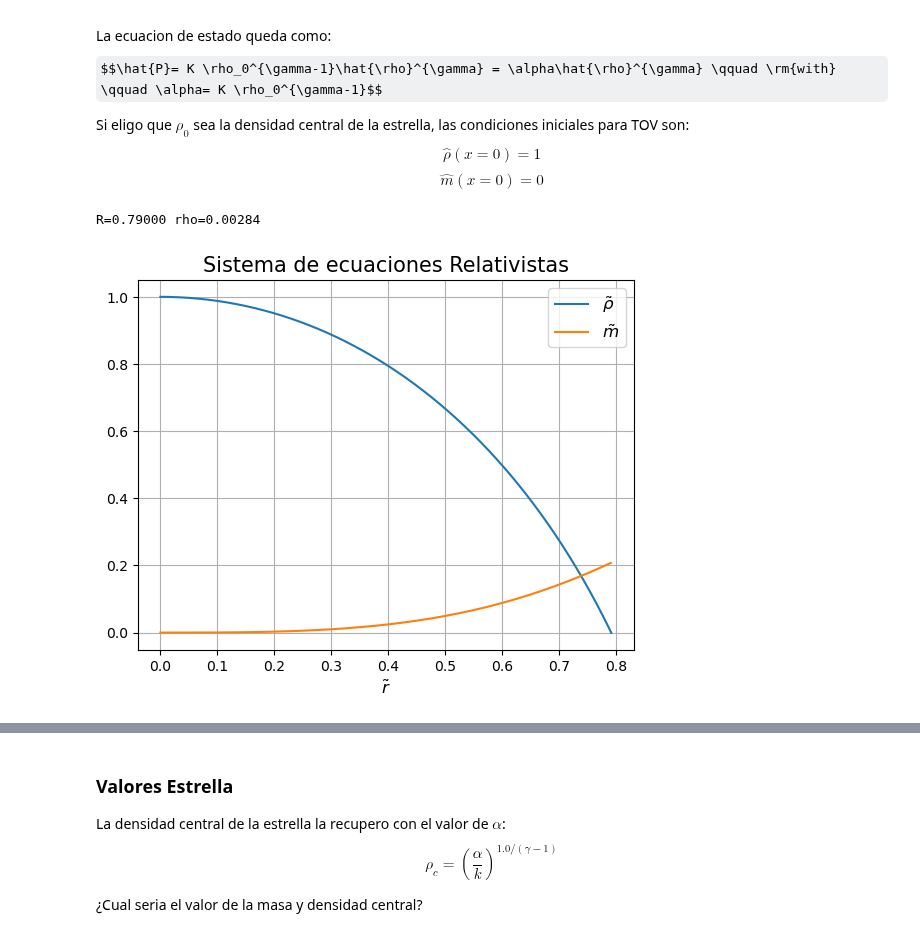
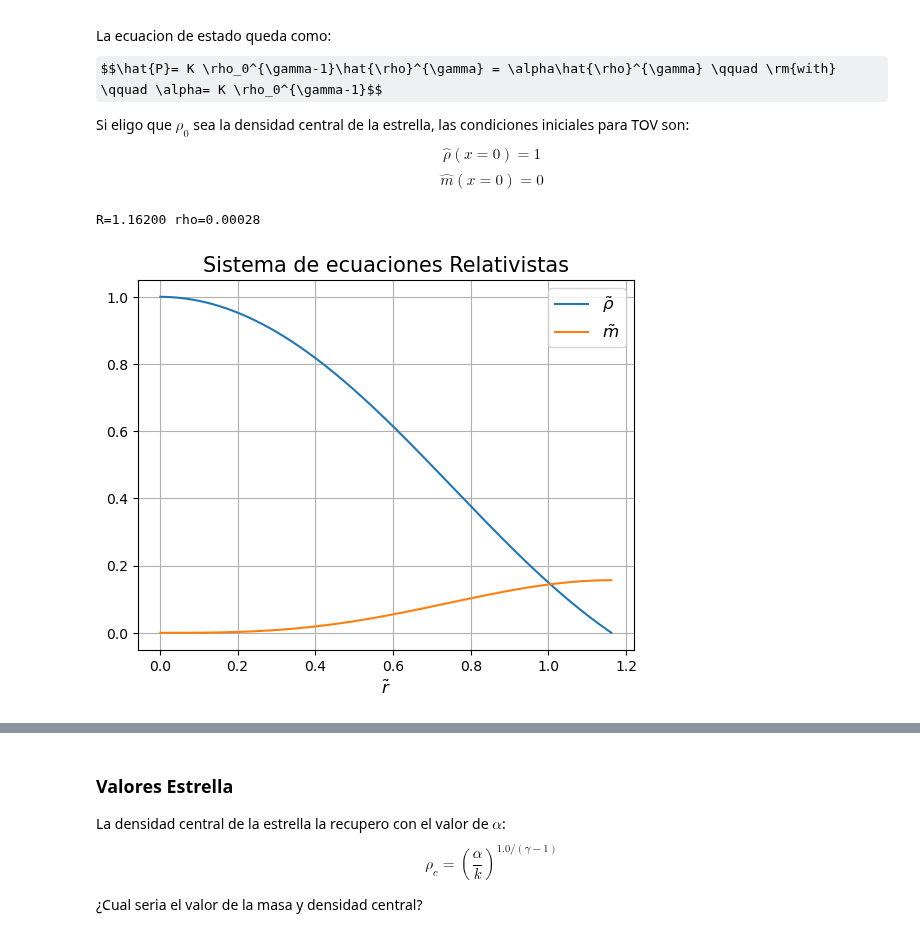
Before and after one commit to Vendetta0462/CalculosSimulaciones, a Jupyter notebook: hidrostatica.ipynb, the cells around one changed output, grey strips where cells are left out. Cells and saved outputs as stored; diff of their text form; code cells hidden in the pictures; some formulas as TeX source.

```diff
--- a/hidrostatica.ipynb
+++ b/hidrostatica.ipynb
@@ -152,7 +152,7 @@ def RelOdes(x, r, gamma, alpha):
     # drho_dr = -1/gamma * rho**(2-gamma)*m/r**2 * (1 + l* rho**(gamma-1)) * (1 + l* rho**gamma*r**3/m) / (1 - l* 2*m/r)
     P = l*rho**gamma # Por qué integrar las ecuaciones sin unificarlas?
     drho_dr = - ( rho / ( gamma * P) ) * ( rho + P ) * ( m +  P*r**3 ) / ( r * ( r - 2.0 * m ) )
-    dm_dr = r*r**rho # Por qué r*r y no r**2?
+    dm_dr = r*r*rho # Por qué r*r y no r**2?
     dphi_dr = (2.0 / ( rho + P )) *( gamma*P*drho_dr / rho ) # Lo mismo de arriba
     # dphi_dr = m/r**2 * (1 + rho**gamma*r**3/m) / (1 - 2*m/r)
     return [drho_dr, dm_dr, dphi_dr]
@@ -180,33 +180,33 @@ x = odeint(RelOdes, x_0, r, args=(gamma,alpha), rtol=1e-14, atol=1e-12) #Por qu
 # %%
 # search the x where rho = 0
 lim = len(x[:,0])
 for i in range(len(x[:,0])):
     if x[i,0] <= 1e-5: # Por lo general las soluciones no pasa por cero exactamente, uno debe exigir que baje varios ordenes de magnitud
         # print(r[i], x[i,0])
         lim = i
         break
 
 # print(r[lim], x[lim,0])
 print('R={:.5f} rho={:.5f}'.format(r[lim-1], x[lim-1,0]))
 
 # plot
-plt.plot(r[:lim+1], x[:lim+1,0], label=r'$\tilde{\rho}$')
+plt.plot(r[:lim], x[:lim,0], label=r'$\tilde{\rho}$')
 plt.plot(r[:lim], x[:lim,1], label=r'$\tilde{m}$')
 # plt.plot(r[:lim], x[:lim,2], label=r'$\tilde{\phi}$')
 
 # plt.plot(r, k*(x[:,0])**gamma, label='P')
 # plt.plot(r, x[:,0], label='rho')
 # plt.plot(r, x[:,1], label='m')
 # plt.plot(r, x[:,2], label='phi')
 # plt.plot(r, k*(x[:,0])**gamma, label='P')
 plt.xlabel('$\\tilde{r}$', fontsize=12)
 plt.title('Sistema de ecuaciones Relativistas', fontsize=15)
 plt.legend(fontsize=12)
 plt.grid()
 plt.show() # La integración me queda diferente :')
 # %% [output]
-R=0.79000 rho=0.00284
+R=1.16200 rho=0.00028
-[figure, old version]
+[figure, new version]
 # %%
 # considerig different gamma
 gammas = np.arange(0.8, 1.7, 0.1)
```
Also changed, not shown: parts of 4 cells of this notebook.
